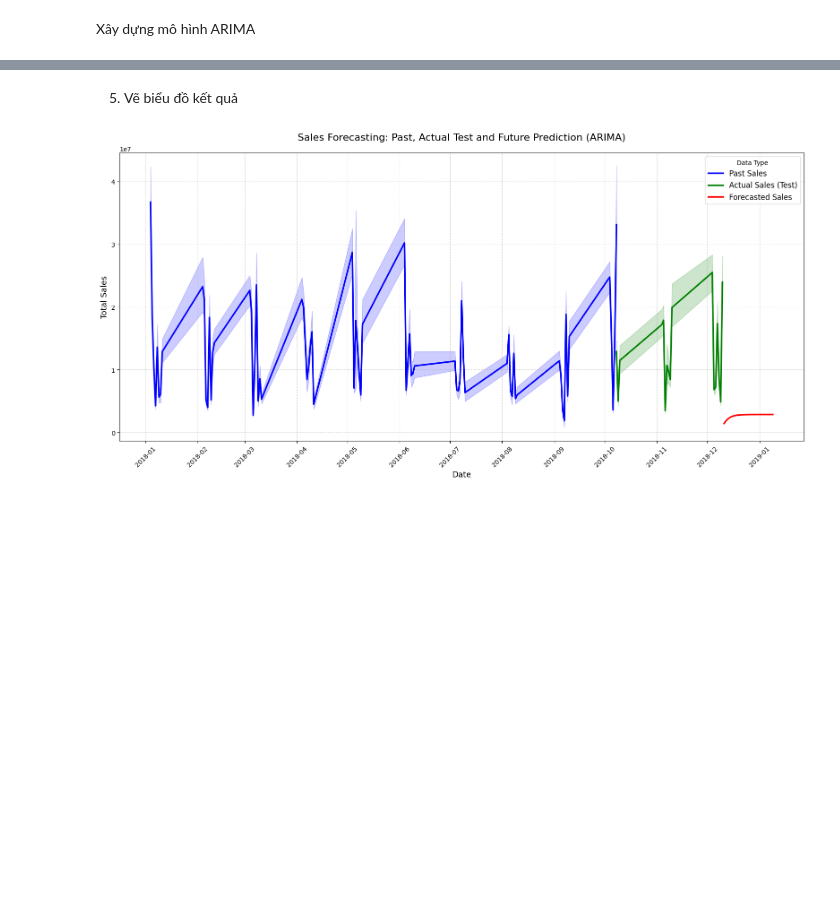
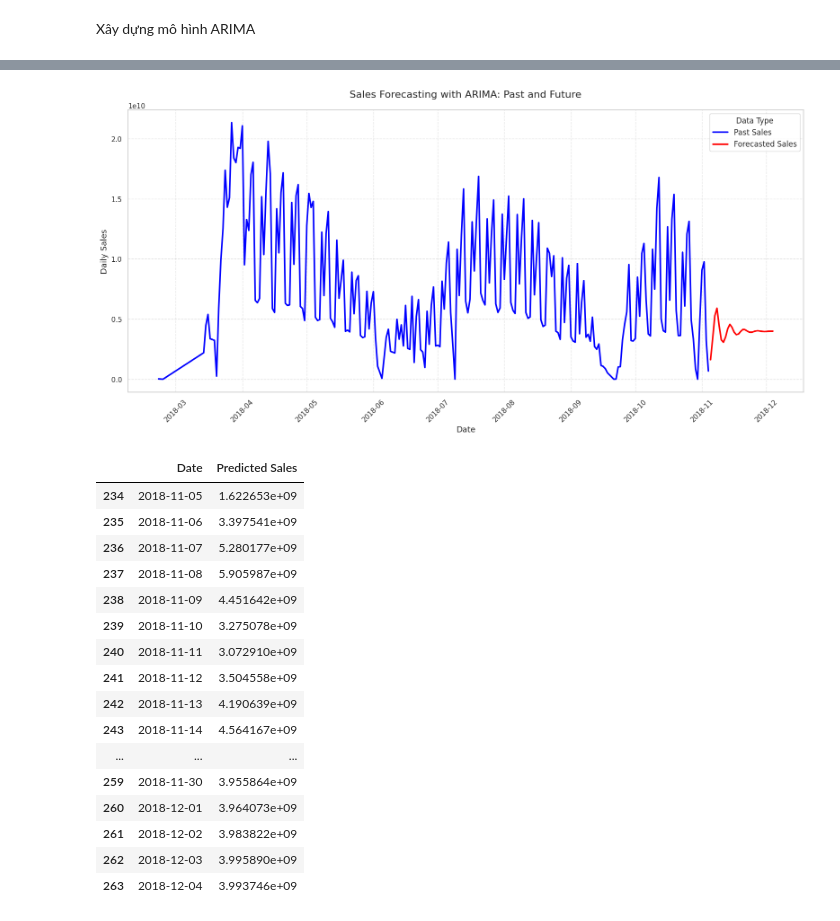
Before and after one commit to KieuOanhUIT/IS403.P23.OnlineSalesData, a Jupyter notebook: Model/ARIMA.ipynb, the cells around one changed output, grey strips where cells are left out. Saved outputs shown, nothing was run; the diff lists cells and outputs as text; code cells hidden in the pictures; blank space fills up the shorter version.

```diff
--- a/Model/ARIMA.ipynb
+++ b/Model/ARIMA.ipynb
@@ -70,0 +21,14 @@ plt.show()
+# %%
+features = ['daily_tickets', 'daily_used_tickets', 'avg_occupancy', 'unique_films',
+            'unique_cinemas', 'month', 'quarter', 'day', 'year']
+target = 'daily_sales'
+
+# ARIMA chỉ cần chuỗi thời gian target
+train_series = train_df.set_index("date")[target]
+valid_series = valid_df.set_index("date")[target]
+test_series = test_df.set_index("date")[target]
+
+# Kiểm tra tính dừng
+result = adfuller(train_series)
+print('ADF Statistic:', result[0])
+print('p-value:', result[1])
@@ -146,50 +81,77 @@ plt.show()
-# %% [markdown]
-5. Vẽ biểu đồ kết quả
 # %%
-# Bước 7: Dự đoán 30 ngày tiếp theo
-future_forecast = model_fit.forecast(steps=30)
-future_dates = pd.date_range(start=end_date + timedelta(days=1), periods=30)
+# Load full dataset để lấy dữ liệu liên tục và dự đoán tương lai
+df = pd.read_csv('../Dataset/cinema_daily_sales.csv', parse_dates=['date'])
 
-# Gộp để trực quan
+# Tạo chuỗi thời gian hoàn chỉnh cho ARIMA
+ts = df.set_index("date")[target]
+
+# Fit lại mô hình trên toàn bộ dữ liệu
+model_all = ARIMA(ts, order=(5, 1, 0))
+model_all_fit = model_all.fit()
+
+# Dự đoán 30 ngày tiếp theo
+future_steps = 30
+future_preds = model_all_fit.forecast(steps=future_steps)
+
+# Tạo khung thời gian cho tương lai
+last_date = ts.index[-1]
+future_dates = pd.date_range(start=last_date + timedelta(days=1), periods=future_steps)
+
 future_df = pd.DataFrame({
     "date": future_dates,
-    "total_sales": future_forecast,
+    "daily_sales": future_preds,
     "type": "Forecasted Sales"
 })
-test_df['type'] = "Actual Sales (Test)"
-df_all['type'] = "Past Sales"
 
-combined_df = pd.concat([
-    df_all[["date", "total_sales", "type"]],
-    test_df[["date", "total_sales", "type"]],
-    future_df
-], ignore_index=True)
+# Gắn nhãn dữ liệu quá khứ
+df['type'] = 'Past Sales'
+combined_df = pd.concat([df[['date', 'daily_sales', 'type']], future_df], ignore_index=True)
 
 # Vẽ biểu đồ
 plt.figure(figsize=(16, 8))
 sns.lineplot(
     data=combined_df,
     x='date',
-    y='total_sales',
+    y='daily_sales',
     hue='type',
     style='type',
     dashes=False,
     palette={
         'Past Sales': 'blue',
-        'Actual Sales (Test)': 'green',
         'Forecasted Sales': 'red'
     },
     linewidth=2.5
 )
+
 plt.gca().xaxis.set_major_locator(mdates.MonthLocator(interval=1))
 plt.gca().xaxis.set_major_formatter(mdates.DateFormatter('%Y-%m'))
 plt.xticks(rotation=45)
 plt.xlabel('Date', fontsize=13)
-plt.ylabel('Total Sales', fontsize=13)
-plt.title('Sales Forecasting: Past, Actual Test and Future Prediction (ARIMA)', fontsize=16, pad=20)
+plt.ylabel('Daily Sales', fontsize=13)
+plt.title('Sales Forecasting with ARIMA: Past and Future', fontsize=16, pad=20)
 plt.grid(True, linestyle='--', alpha=0.5)
 plt.legend(title='Data Type', fontsize=12)
 plt.tight_layout()
 plt.show()
+
+# Trả về kết quả dự báo
+future_df[['date', 'daily_sales']].rename(columns={'date': 'Date', 'daily_sales': 'Predicted Sales'})
 # %% [output]
-[figure, old version]
+[figure, new version]
+|  | Date | Predicted Sales |
+| 234 | 2018-11-05 | 1.622653e+09 |
+| 235 | 2018-11-06 | 3.397541e+09 |
+| 236 | 2018-11-07 | 5.280177e+09 |
+| 237 | 2018-11-08 | 5.905987e+09 |
+| 238 | 2018-11-09 | 4.451642e+09 |
+| 239 | 2018-11-10 | 3.275078e+09 |
+| 240 | 2018-11-11 | 3.072910e+09 |
+| 241 | 2018-11-12 | 3.504558e+09 |
+| 242 | 2018-11-13 | 4.190639e+09 |
+| 243 | 2018-11-14 | 4.564167e+09 |
+| ... | ... | ... |
+| 259 | 2018-11-30 | 3.955864e+09 |
+| 260 | 2018-12-01 | 3.964073e+09 |
+| 261 | 2018-12-02 | 3.983822e+09 |
+| 262 | 2018-12-03 | 3.995890e+09 |
+| 263 | 2018-12-04 | 3.993746e+09 |
```
Also changed, not shown: parts of 18 cells of this notebook, 1 other file.
